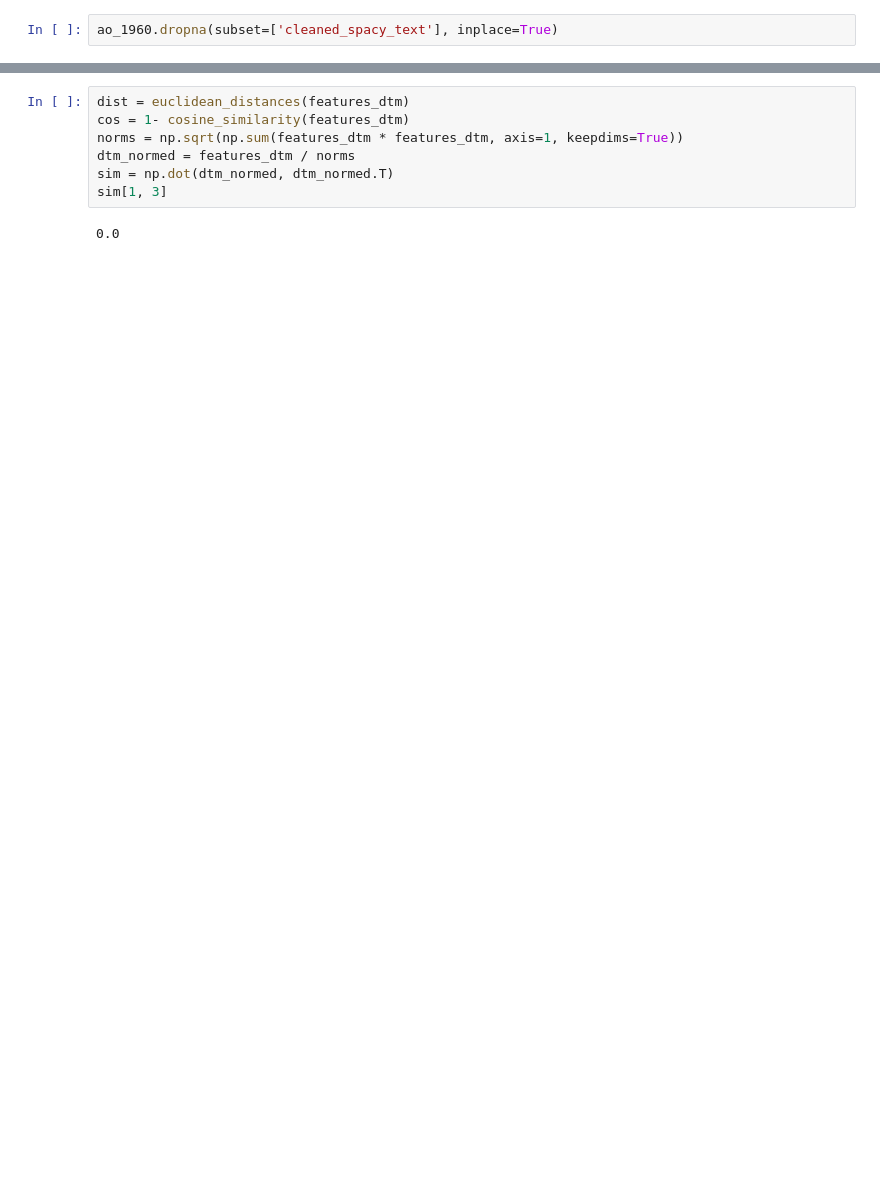
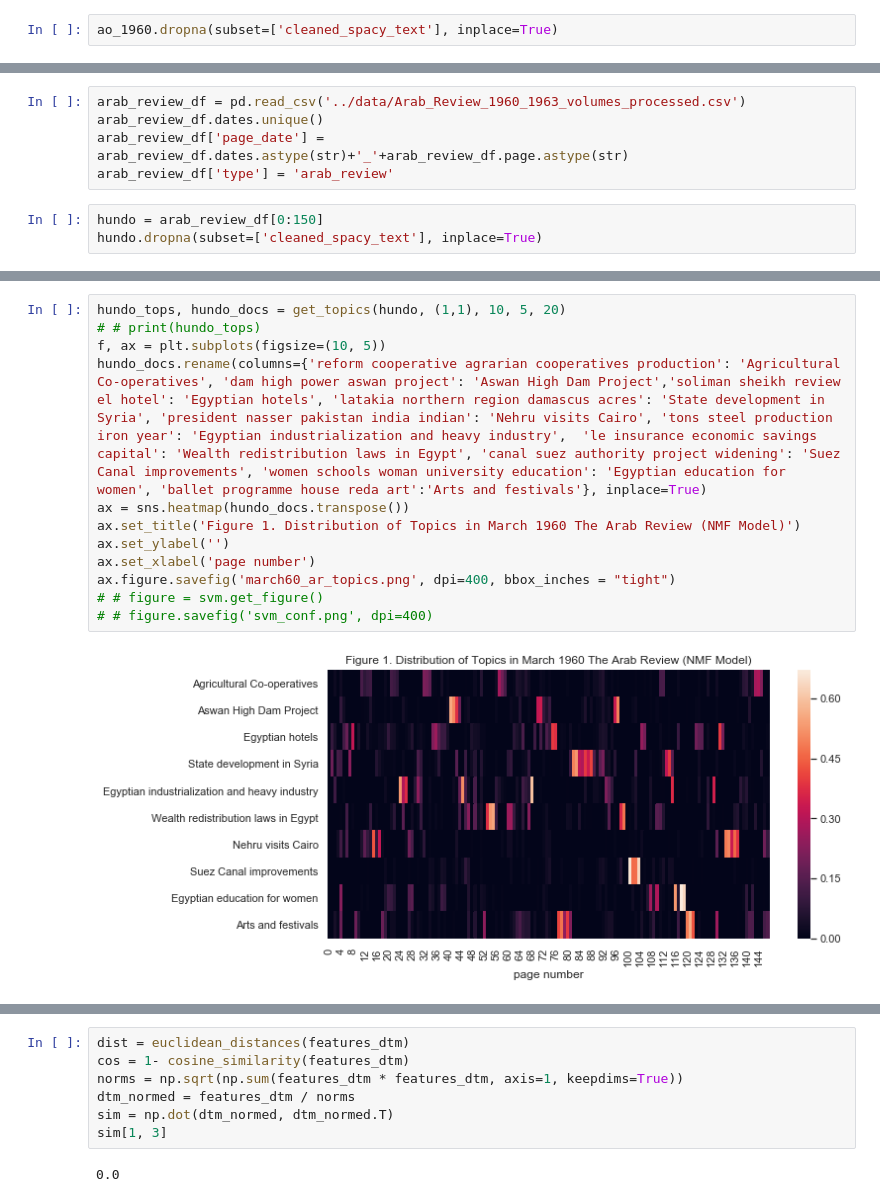
Before and after one commit to ZoeLeBlanc/dissertation, a Jupyter notebook: chapters/chapter_3/notebooks/Topics in magazines.ipynb, the cells around one changed output, grey strips where cells are left out. Saved outputs shown, nothing was run; the diff lists cells and outputs as text; blank space fills up the shorter version.

```diff
--- a/chapters/chapter_3/notebooks/Topics in magazines.ipynb
+++ b/chapters/chapter_3/notebooks/Topics in magazines.ipynb
@@ -33,0 +35,8 @@ features_dtm = features.toarray()
+# %%
+arab_review_df = pd.read_csv('../data/Arab_Review_1960_1963_volumes_processed.csv')
+arab_review_df.dates.unique()
+arab_review_df['page_date'] = arab_review_df.dates.astype(str)+'_'+arab_review_df.page.astype(str)
+arab_review_df['type'] = 'arab_review'
+# %%
+hundo = arab_review_df[0:150]
+hundo.dropna(subset=['cleaned_spacy_text'], inplace=True)
@@ -33,0 +154,14 @@ features_dtm = features.toarray()
+# %%
+hundo_tops, hundo_docs = get_topics(hundo, (1,1), 10, 5, 20)
+# # print(hundo_tops)
+f, ax = plt.subplots(figsize=(10, 5))
+hundo_docs.rename(columns={'reform cooperative agrarian cooperatives production': 'Agricultural Co-operatives', 'dam high power aswan project': 'Aswan High Dam Project','soliman sheikh review el hotel': 'Egyptian hotels', 'latakia northern region damascus acres': 'State development in Syria', 'president nasser pakistan india indian': 'Nehru visits Cairo', 'tons steel production iron year': 'Egyptian industrialization and heavy industry',  'le insurance economic savings capital': 'Wealth redistribution laws in Egypt', 'canal suez authority project widening': 'Suez Canal improvements', 'women schools woman university education': 'Egyptian education for women', 'ballet programme house reda art':'Arts and festivals'}, inplace=True)
+ax = sns.heatmap(hundo_docs.transpose())
+ax.set_title('Figure 1. Distribution of Topics in March 1960 The Arab Review (NMF Model)')
+ax.set_ylabel('')
+ax.set_xlabel('page number')
+ax.figure.savefig('march60_ar_topics.png', dpi=400, bbox_inches = "tight")
+# # figure = svm.get_figure()
+# # figure.savefig('svm_conf.png', dpi=400)
+# %% [output]
+[figure, added]
```
Also changed, not shown: parts of 39 cells of this notebook, 28 other files.
